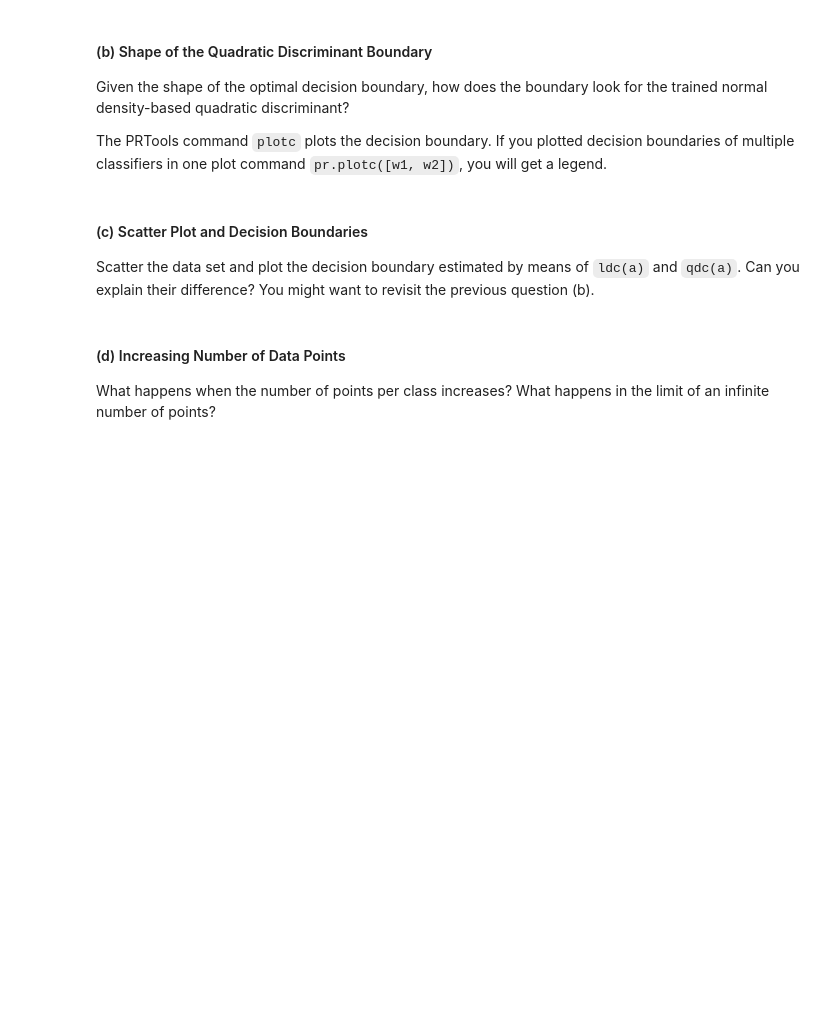
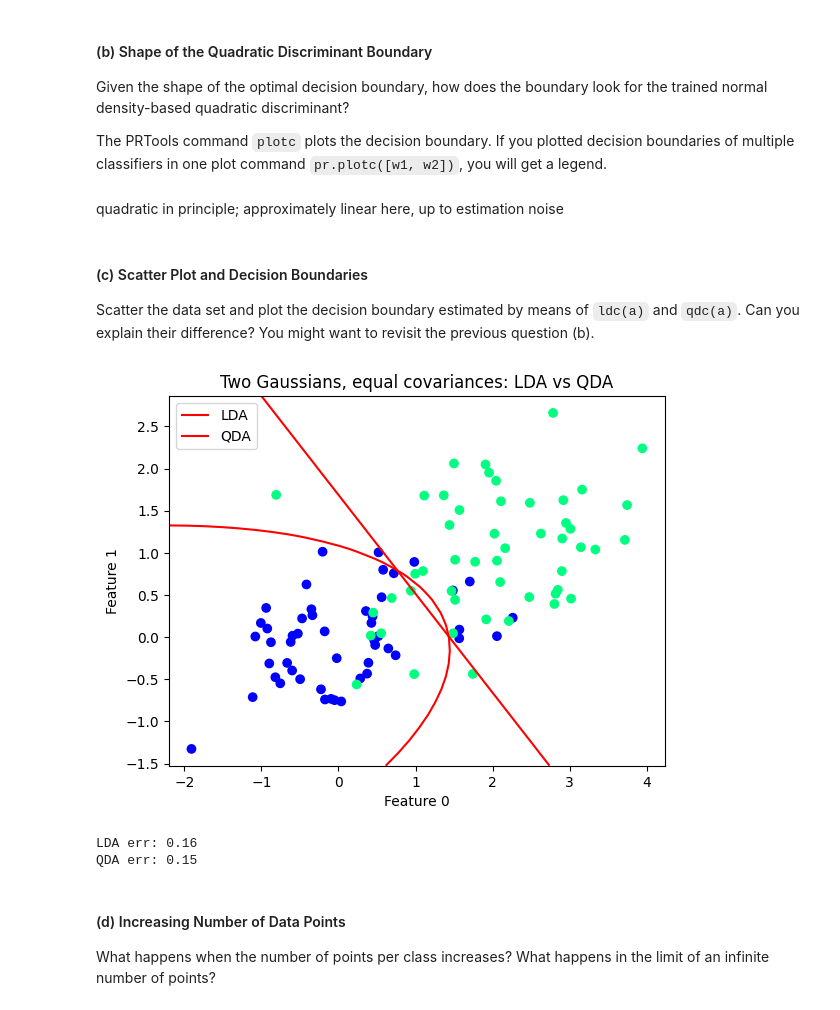
Before and after one commit to ioan-hedea/deepLearning4005, a Jupyter notebook: Assignment_1.ipynb, the cells around one changed output. Cells and saved outputs as stored; diff of their text form; code cells hidden in the pictures; blank space fills up the shorter version.

```diff
--- a/Assignment_1.ipynb
+++ b/Assignment_1.ipynb
@@ -391,0 +346,17 @@ Generate 10 data points per class from a data set that fulfills the above assump
+# %%
+rng = np.random.default_rng(42)
+
+mu1 = np.array([0.0, 0.0])
+mu2 = np.array([2.0, 1.0])
+Sigma = np.array([[1.0, 0.3],
+                  [0.3, 0.6]])  # same Σ for both classes
+n = 50
+X1 = rng.multivariate_normal(mu1, Sigma, n)
+X2 = rng.multivariate_normal(mu2, Sigma, n)
+X  = np.vstack([X1, X2])
+y  = np.r_[np.zeros(n, dtype=int), np.ones(n, dtype=int)]
+
+A = pr.prdataset(X, y)
+
+w_lda = pr.ldc(); w_lda.train(A)  # linear discriminant (matches Bayes form)
+w_qda = pr.qdc(); w_qda.train(A)  # quadratic discriminant (more flexible)
@@ -400,3 +371,5 @@ The PRTools command `plotc` plots the decision boundary. If you plotted decision
+# %% [markdown]
+quadratic in principle; approximately linear here, up to estimation noise
 # %% [markdown]
 #### (c) Scatter Plot and Decision Boundaries
 
@@ -406,3 +377,16 @@ Scatter the data set and plot the decision boundary estimated by means of `ldc(a
+# %%
+pr.scatterd(A)
+pr.plotc([w_lda, w_qda])  # legend is added automatically for multiple mappings
+plt.title("Two Gaussians, equal covariances: LDA vs QDA")
+plt.show()
+
+# quick test errors (train==test on this tiny set)
+print("LDA err:", pr.testc(w_lda.eval(A)))
+print("QDA err:", pr.testc(w_qda.eval(A)))
+# %% [output]
+[figure, added]
+LDA err: 0.16
+QDA err: 0.15
 # %% [markdown]
 #### (d) Increasing Number of Data Points
 
```
Also changed, not shown: parts of 20 cells of this notebook.
